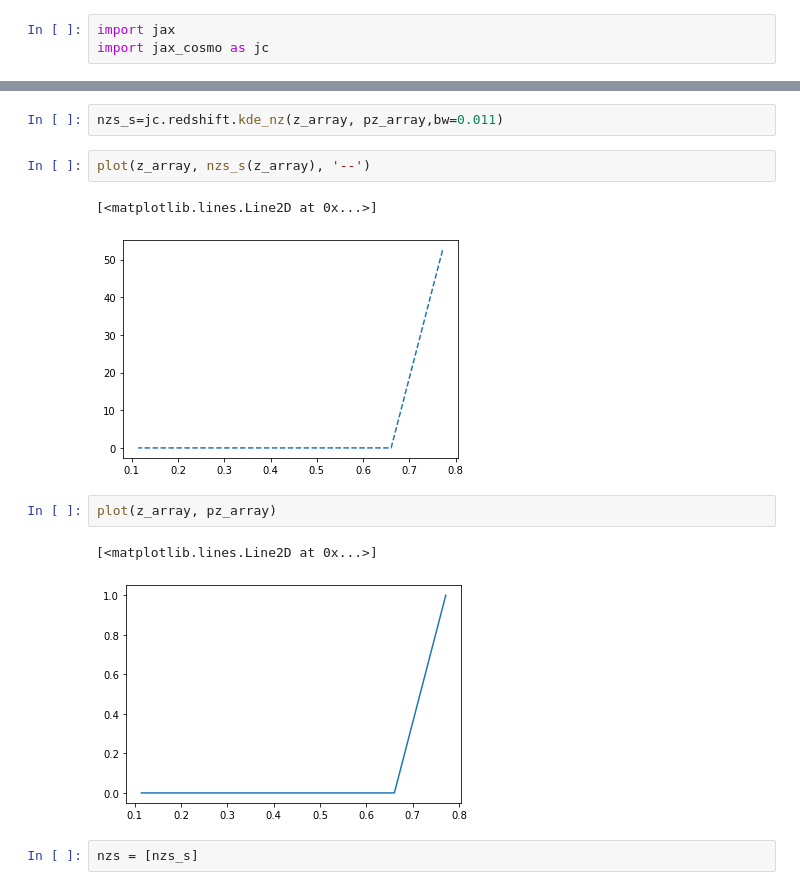
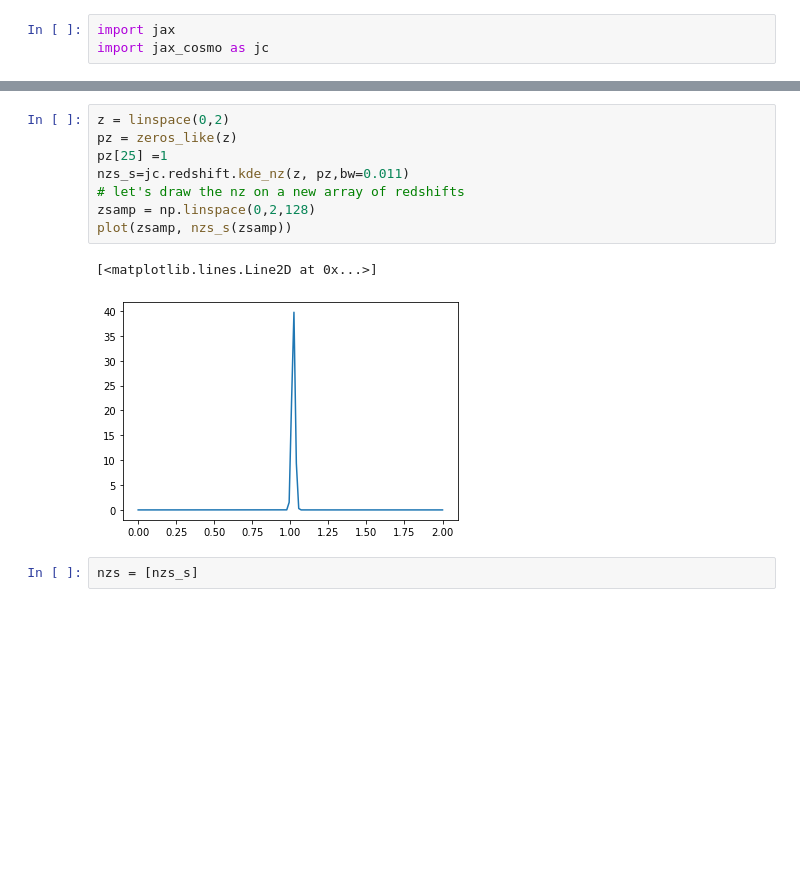
Before and after one commit to DifferentiableUniverseInitiative/flowpm, a Jupyter notebook: notebooks/Denise_lightcone.ipynb, the cells around one changed output, grey strips where cells are left out. Cells and saved outputs as stored; diff of their text form; blank space fills up the shorter version.

```diff
--- a/notebooks/Denise_lightcone.ipynb
+++ b/notebooks/Denise_lightcone.ipynb
@@ -328,15 +317,14 @@ pz_array=np.array(pz_array)
-# %%
-nzs_s=jc.redshift.kde_nz(z_array, pz_array,bw=0.011)
-# %%
-plot(z_array, nzs_s(z_array), '--')
-# %% [output]
-[<matplotlib.lines.Line2D at 0x...>]
-[figure, removed]
-# %%
-plot(z_array, pz_array)
-# %% [output]
-[<matplotlib.lines.Line2D at 0x...>]
-[figure, removed]
+# %%
+z = linspace(0,2)
+pz = zeros_like(z)
+pz[25] =1
+nzs_s=jc.redshift.kde_nz(z, pz,bw=0.011)
+# let's draw the nz on a new array of redshifts
+zsamp = np.linspace(0,2,128)
+plot(zsamp, nzs_s(zsamp))
+# %% [output]
+[<matplotlib.lines.Line2D at 0x...>]
+[figure, added]
 # %%
 nzs = [nzs_s]
 # %%
```
Also changed, not shown: parts of 13 cells of this notebook.
